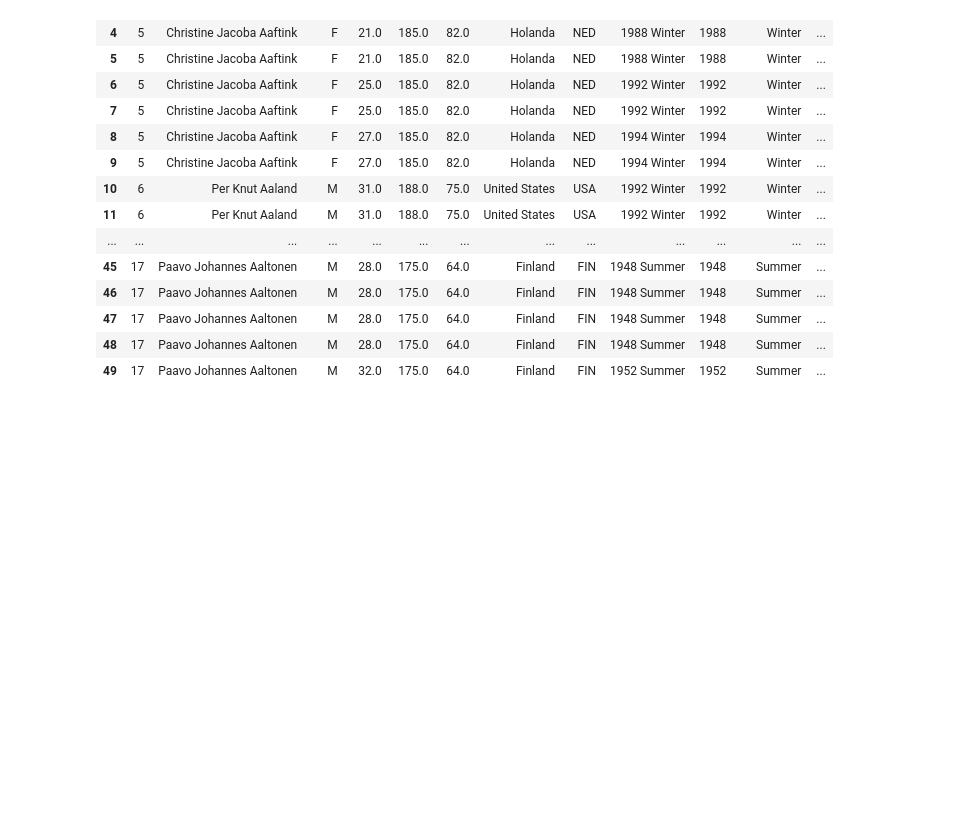
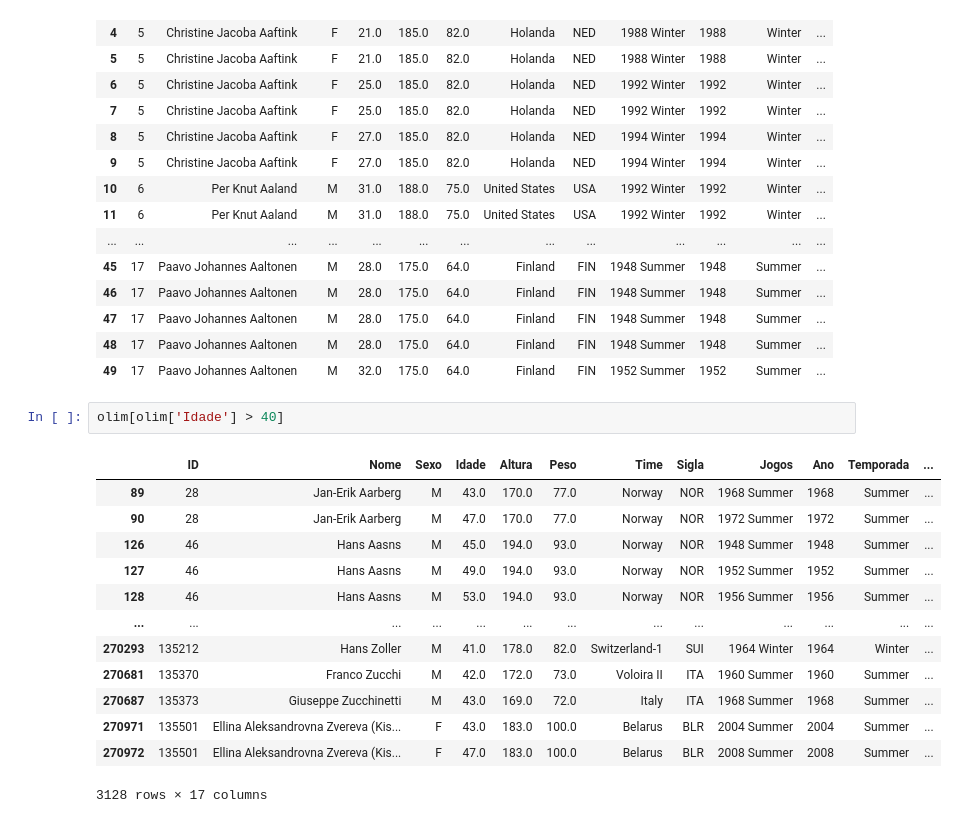
Before and after one commit to tirolezzo/120_years_of_Olympic_history, a Jupyter notebook: 120_years_of_Olympic_history.ipynb, the cells around one changed output. Drawn from its saved outputs; the diff is of its cells as text; blank space fills up the shorter version.

```diff
--- a/120_years_of_Olympic_history.ipynb
+++ b/120_years_of_Olympic_history.ipynb
@@ -525,3 +526,19 @@ olim.head(40)
 | 47 | 17 | Paavo Johannes Aaltonen | M | 28.0 | 175.0 | 64.0 | Finland | FIN | 1948 Summer | 1948 | Summer | ... |
 | 48 | 17 | Paavo Johannes Aaltonen | M | 28.0 | 175.0 | 64.0 | Finland | FIN | 1948 Summer | 1948 | Summer | ... |
 | 49 | 17 | Paavo Johannes Aaltonen | M | 32.0 | 175.0 | 64.0 | Finland | FIN | 1952 Summer | 1952 | Summer | ... |
+# %%
+olim[olim['Idade'] > 40]
+# %% [output]
+|  | ID | Nome | Sexo | Idade | Altura | Peso | Time | Sigla | Jogos | Ano | Temporada | ... |
+| 89 | 28 | Jan-Erik Aarberg | M | 43.0 | 170.0 | 77.0 | Norway | NOR | 1968 Summer | 1968 | Summer | ... |
+| 90 | 28 | Jan-Erik Aarberg | M | 47.0 | 170.0 | 77.0 | Norway | NOR | 1972 Summer | 1972 | Summer | ... |
+| 126 | 46 | Hans Aasns | M | 45.0 | 194.0 | 93.0 | Norway | NOR | 1948 Summer | 1948 | Summer | ... |
+| 127 | 46 | Hans Aasns | M | 49.0 | 194.0 | 93.0 | Norway | NOR | 1952 Summer | 1952 | Summer | ... |
+| 128 | 46 | Hans Aasns | M | 53.0 | 194.0 | 93.0 | Norway | NOR | 1956 Summer | 1956 | Summer | ... |
+| ... | ... | ... | ... | ... | ... | ... | ... | ... | ... | ... | ... | ... |
+| 270293 | 135212 | Hans Zoller | M | 41.0 | 178.0 | 82.0 | Switzerland-1 | SUI | 1964 Winter | 1964 | Winter | ... |
+| 270681 | 135370 | Franco Zucchi | M | 42.0 | 172.0 | 73.0 | Voloira II | ITA | 1960 Summer | 1960 | Summer | ... |
+| 270687 | 135373 | Giuseppe Zucchinetti | M | 43.0 | 169.0 | 72.0 | Italy | ITA | 1968 Summer | 1968 | Summer | ... |
+| 270971 | 135501 | Ellina Aleksandrovna Zvereva (Kis... | F | 43.0 | 183.0 | 100.0 | Belarus | BLR | 2004 Summer | 2004 | Summer | ... |
+| 270972 | 135501 | Ellina Aleksandrovna Zvereva (Kis... | F | 47.0 | 183.0 | 100.0 | Belarus | BLR | 2008 Summer | 2008 | Summer | ... |
+3128 rows × 17 columns
```
Also changed, not shown: parts of 27 cells of this notebook.
